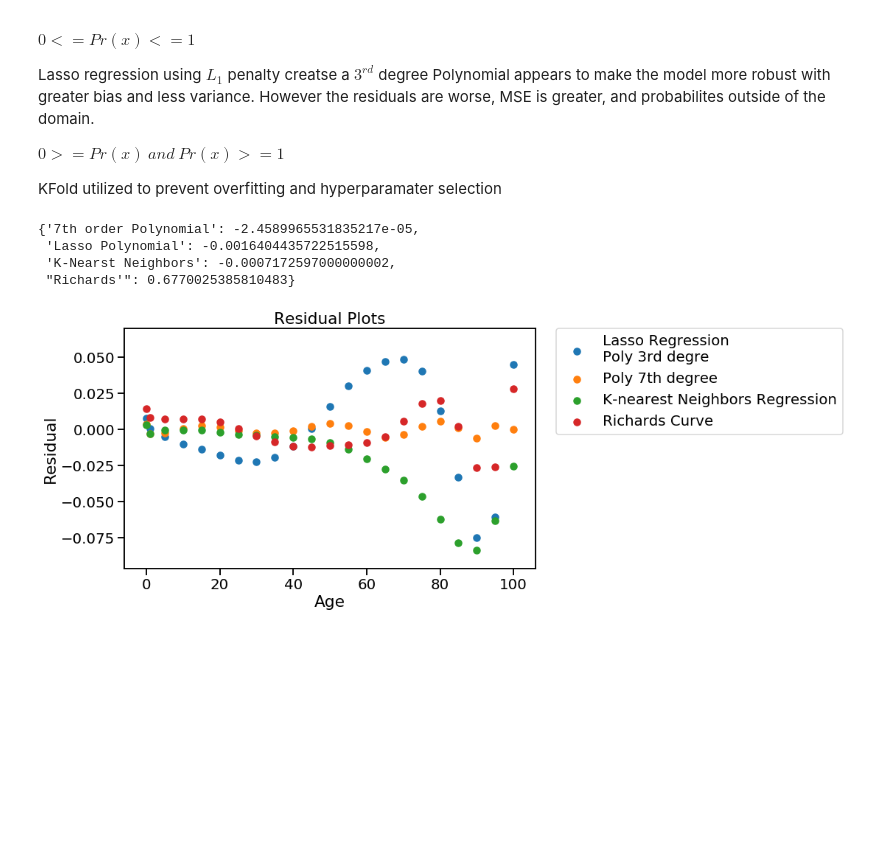
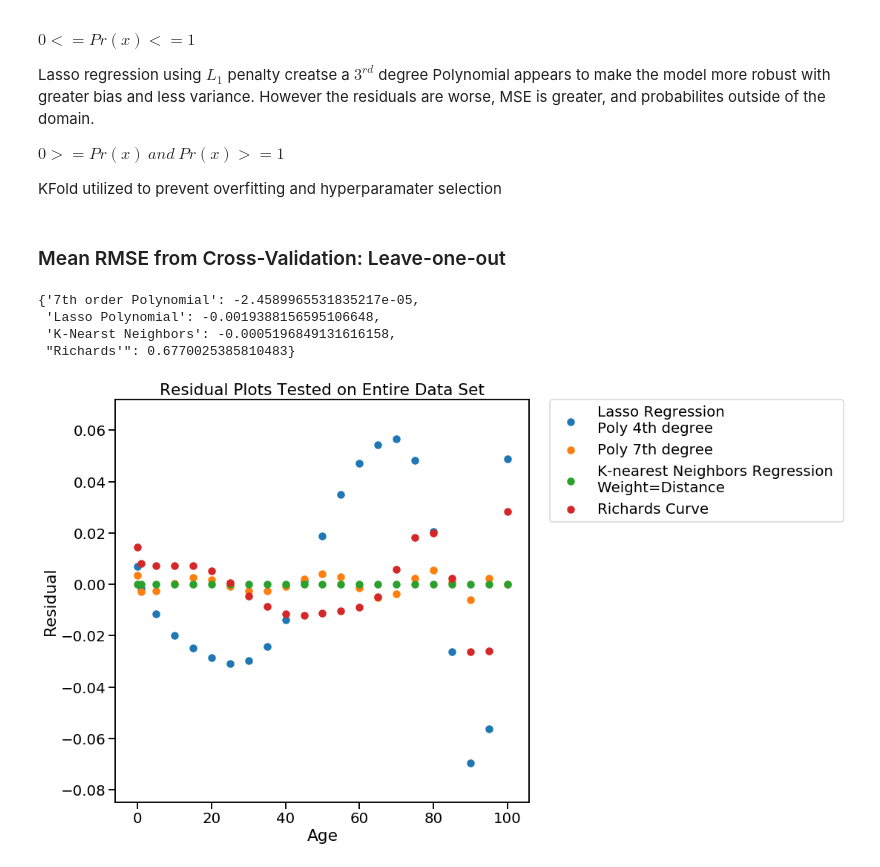
Before and after one commit to adamcwatts/Statistic_and_Data_Science_Examples, a Jupyter notebook: Survivorship_by_age/Survivorship_Workup.ipynb, the cells around one changed output. Saved outputs shown, nothing was run; the diff lists cells and outputs as text; code cells hidden in the pictures; blank space fills up the shorter version.

Commit message:
Updated K-nearest Neighbors Regression

```diff
--- a/Survivorship_by_age/Survivorship_Workup.ipynb
+++ b/Survivorship_by_age/Survivorship_Workup.ipynb
@@ -166,9 +167,8 @@ plt.legend()
 <matplotlib.legend.Legend at 0x...>
 [figure]
 # %%
-from sklearn.utils.testing import warnings
-# from sklearn.exceptions import warnings
-
+from sklearn.utils import warnings
+from sklearn.exceptions import ConvergenceWarning
 
 def PolynomialRegressionRidge(degree=2, **kwargs):
     return make_pipeline(PolynomialFeatures(degree), Lasso(**kwargs))
@@ -178,7 +178,7 @@ param_grid_ridge = {'polynomialfeatures__degree': np.arange(2, 8),
               'lasso__alpha': lambda_range,
               'lasso__fit_intercept': [True, False],
               'lasso__normalize': [True, False],
-                    'lasso__max_iter' : [5000],
+                    'lasso__max_iter' : [2000],
                     'lasso__tol':[0.1]}
 
 poly_grid_lasso = GridSearchCV(estimator = PolynomialRegressionRidge(),
@@ -189,13 +189,14 @@ poly_grid_lasso = GridSearchCV(estimator = PolynomialRegressionRidge(),
 
 with warnings.catch_warnings():
     warnings.filterwarnings("ignore", category=ConvergenceWarning)
-    warnings.simplefilter("ignore")
+#     warnings.simplefilter("ignore")
 
     poly_grid_lasso.fit(X, Y)
 # %%
 poly_grid_lasso.best_params_
 print('Mean RMSE:' ,poly_grid_lasso.best_score_)  # Mean cross-validated score of the best_estimator
 RMSE_MODEL['Lasso Polynomial'] = poly_grid_lasso.best_score_
+Y_Lasso =  poly_grid_lasso.predict(X)
 # %% [output]
 Mean RMSE: -0.0019388156595106648
 # %%
@@ -233,24 +236,29 @@ Maximim Probability 0.997
 # %% [markdown]
 ## Let's try a K-Nearst Neighbors Regression
 # %%
-neigh_inst = KNeighborsRegressor(n_neighbors=2, leaf_size=30)
+neigh_inst = KNeighborsRegressor(n_neighbors=2, weights = 'distance' ,leaf_size=30)
+neigh_inst_uniform = KNeighborsRegressor(n_neighbors=2, weights='uniform' ,leaf_size=30)
 
 # cross validate model
 k_neigh_predictions = cross_validate(neigh_inst, X, Y, scoring = 'neg_mean_squared_error' ,cv=cross_LOO)
 
 
 neigh_inst.fit(X, Y)
-all_age_predict = neigh_inst.predict(all_ages_col)
+neigh_inst_uniform.fit(X, Y)
+Y_K_Neigh_dist = neigh_inst.predict(X)
 
 fig, axe = plt.subplots(figsize=(10,6))
 plt.scatter(X, Y, label='Data', color='r')
-plt.plot(all_ages_row,all_age_predict, color=my_palette[-1], label="Neigh")
+plt.plot(all_ages_row, neigh_inst.predict(all_ages_col), color=my_palette[-1], label="Weight = Distance")
+plt.plot(all_ages_row, neigh_inst_uniform.predict(all_ages_col), color=my_palette[0], label="Weight = Uniform")
+
 plt.xlabel('Age')
 plt.ylabel('Survivorship Probability', labelpad=20)
 plt.legend()
 
 neigh_predict = pd.Series(data=all_age_predict, index=all_ages_row)
 print("Minimum Probability" ,round(neigh_predict.min(), 3), '\nMaximim Probability' ,round(neigh_predict.max(), 3))
-print('Mean RMSE:' ,k_neigh_predictions['test_score'].mean())
+print('Mean RMSE:',k_neigh_predictions['test_score'].mean())
+
 RMSE_MODEL['K-Nearst Neighbors'] = k_neigh_predictions['test_score'].mean()
 # %% [output]
@@ -309,14 +317,19 @@ x_0 = [1.36970617e-02, 2.40390375e-02, 8.88763291e-02,
        2.10870166e+00]
 
 optimal_min = minimize(minimize_logistic, x_0, args=(X.ravel(),Y), method='SLSQP')
-optimal_min.x
 
-RMSE_MODEL["Richards'"] = cv_richard(cross_LOO, X, Y, x_0)
+all_age_predict = my_logistic(all_ages_row,optimal_min.x)
+Y_Richard = my_logistic(X.ravel(),optimal_min.x)
+
+richard_predict = pd.Series(data=all_age_predict, index=all_ages_row)
 
 fig, axe = plt.subplots(figsize=(10,6))
 plt.scatter(X, 1 - Y, label='Data', color='r')
-plt.plot(all_ages_row, my_logistic(all_ages_row, optimal_min.x), color=my_palette[-1], label="Richards' curve")
+plt.plot(all_ages_row, all_age_predict, color=my_palette[-1], label="Richards' curve")
 plt.xlabel('Age')
 plt.ylabel('Probability of Death', labelpad=20)
 plt.legend()
+
+print("Minimum Probability" ,round(all_age_predict.min(), 3), '\nMaximim Probability' ,round(all_age_predict.max(), 3))
+RMSE_MODEL["Richards'"] = cv_richard(cross_LOO, X, Y, x_0)
 # %% [output]
@@ -335,23 +349,25 @@ $0 >=  Pr(x)  \ and \ Pr(x)  >= 1$
 
 
 KFold utilized to prevent overfitting and hyperparamater selection
+# %% [markdown]
+### Mean RMSE from Cross-Validation: Leave-one-out
 # %%
 RMSE_MODEL
 # %% [output]
 {'7th order Polynomial': -2.4589965531835217e-05,
- 'Lasso Polynomial': -0.0016404435722515598,
- 'K-Nearst Neighbors': -0.0007172597000000002,
+ 'Lasso Polynomial': -0.0019388156595106648,
+ 'K-Nearst Neighbors': -0.0005196849131616158,
  "Richards'": 0.6770025385810483}
 # %%
-fig, axe = plt.subplots(figsize=(10,6))
-plt.scatter(X.ravel(), Y-Y_Lasso, label='Lasso Regression \nPoly 3rd degre')
+fig, axe = plt.subplots(figsize=(10,10))
+plt.scatter(X.ravel(), Y-Y_Lasso, label='Lasso Regression \nPoly 4th degree')
 plt.scatter(X.ravel(), Y-Y_POLY, label='Poly 7th degree')
-plt.scatter(X.ravel(), Y-Y_Kneigh, label = 'K-nearest Neighbors Regression')
-plt.scatter(X.ravel(), Y-(1- Y_Richard), label = 'Richards Curve')
+plt.scatter(X.ravel(), Y-Y_K_Neigh_dist, label = 'K-nearest Neighbors Regression \nWeight=Distance')
+plt.scatter(X.ravel(), Y-(1-Y_Richard), label = 'Richards Curve')
 
 plt.xlabel('Age')
 plt.ylabel('Residual')
-plt.title("Residual Plots")
+plt.title("Residual Plots Tested on Entire Data Set")
 plt.legend(bbox_to_anchor=(1.05, 1), loc='upper left', borderaxespad=0.);
 # %% [output]
-[figure, old version]
+[figure, new version]
```
Also changed, not shown: parts of 11 cells of this notebook.
